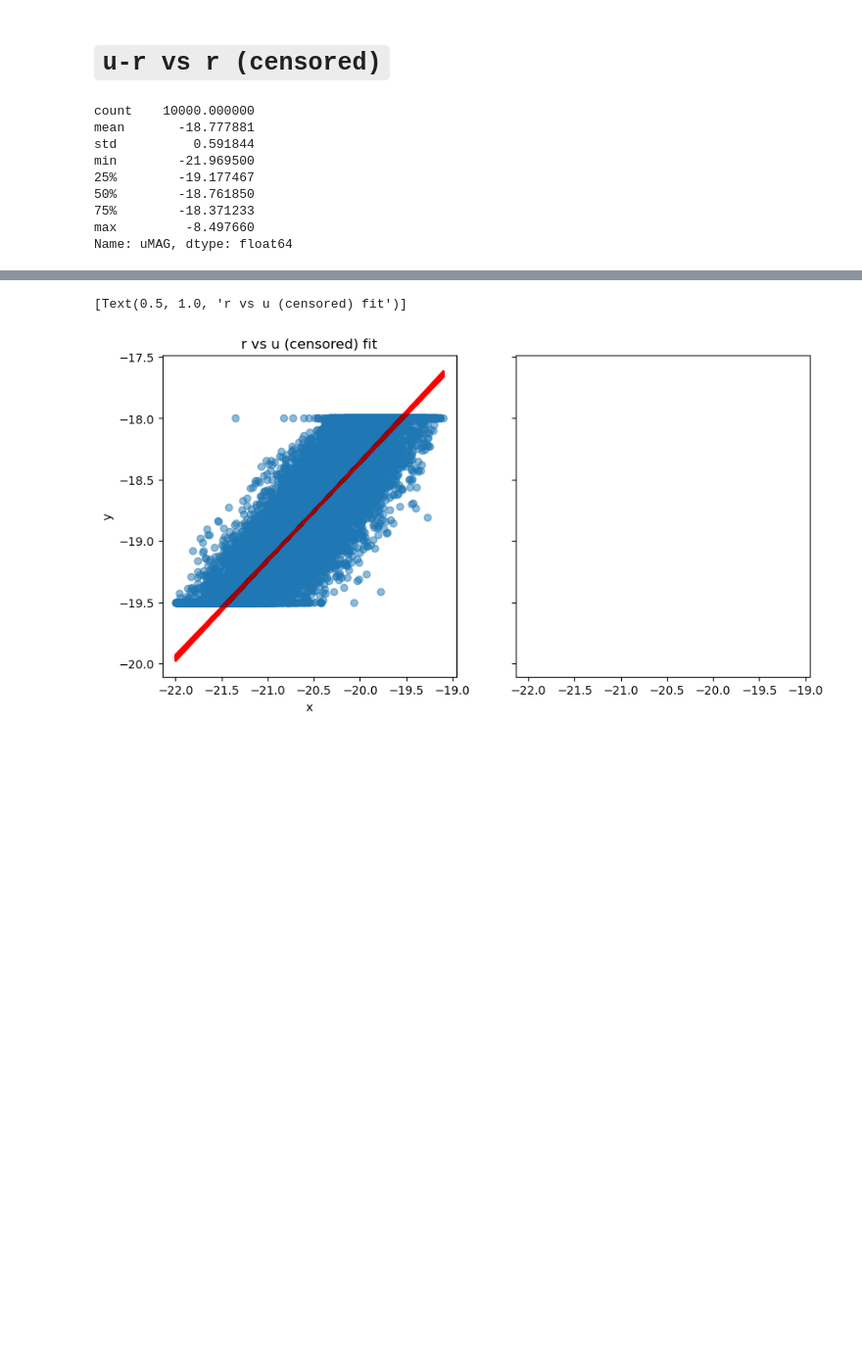
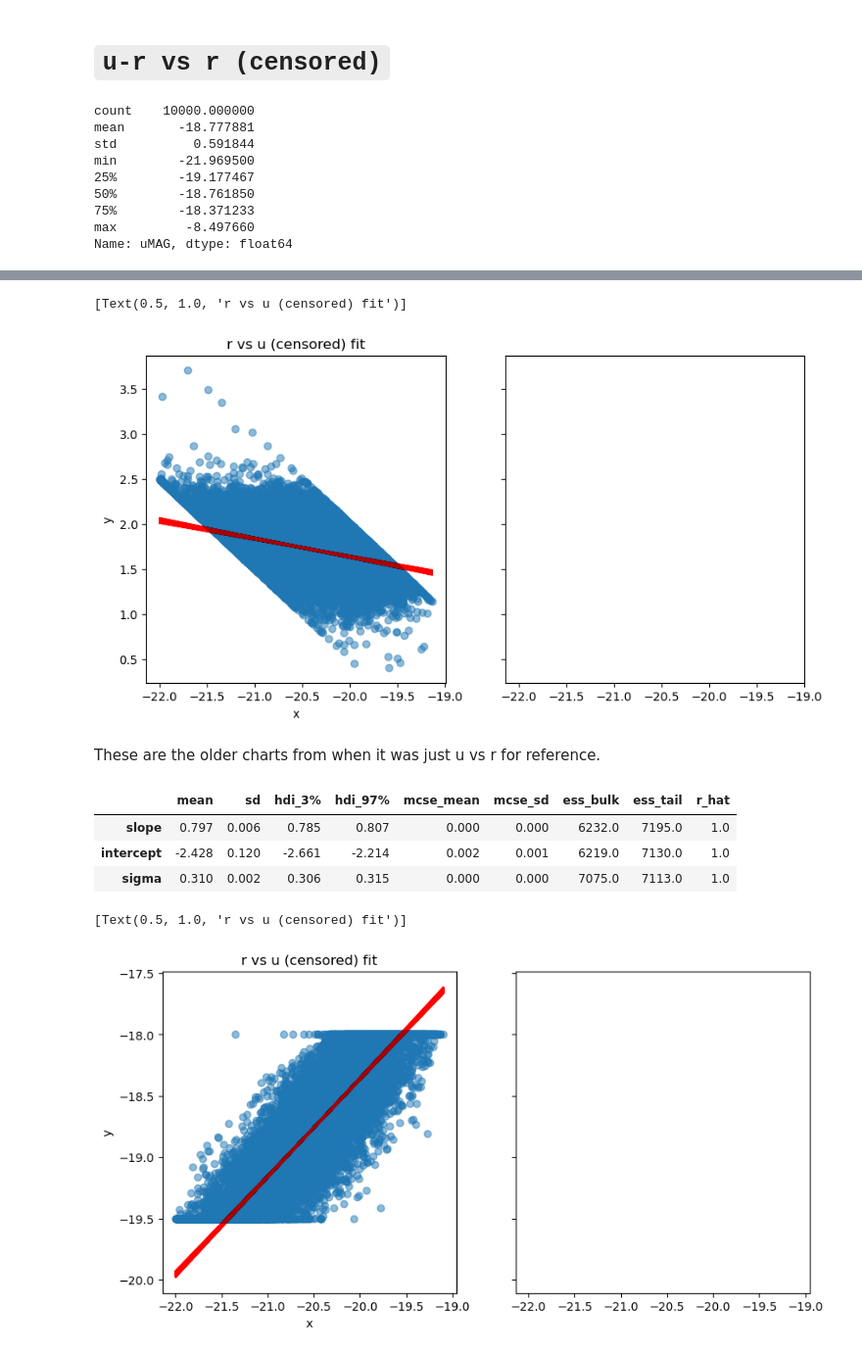
Before and after one commit to erobbtan/AST5731_PROJ3, a Jupyter notebook: PROJ3.ipynb, the cells around one changed output, grey strips where cells are left out. Shown at 98% size. Saved outputs shown, nothing was run; the diff lists cells and outputs as text; code cells hidden in the pictures; blank space fills up the shorter version.

Commit message:
Changed model formulation for censor

```diff
--- a/PROJ3.ipynb
+++ b/PROJ3.ipynb
@@ -219,3 +219,21 @@ summ_censored
+# %%
+fig, ax = plt.subplots(1, 2, figsize=(10, 5), sharex=True, sharey=True)
+ax[0].scatter(df['rMAG'], df['censored_u-r'],alpha=0.5)
+pp_plot(df['rMAG'], df['censored_uMAG'], censored_fit, ax[0],true=True)
+ax[0].set(title="r vs u (censored) fit")
+# %% [output]
+[Text(0.5, 1.0, 'r vs u (censored) fit')]
+[figure, added]
+# %% [markdown]
+These are the older charts from when it was just u vs r for reference.
+# %%
+summ_censored=az.summary(censored_fit)
+summ_censored
+# %% [output]
+|  | mean | sd | hdi_3% | hdi_97% | mcse_mean | mcse_sd | ess_bulk | ess_tail | r_hat |
+| slope | 0.797 | 0.006 | 0.785 | 0.807 | 0.000 | 0.000 | 6232.0 | 7195.0 | 1.0 |
+| intercept | -2.428 | 0.120 | -2.661 | -2.214 | 0.002 | 0.001 | 6219.0 | 7130.0 | 1.0 |
+| sigma | 0.310 | 0.002 | 0.306 | 0.315 | 0.000 | 0.000 | 7075.0 | 7113.0 | 1.0 |
 # %%
 fig, ax = plt.subplots(1, 2, figsize=(10, 5), sharex=True, sharey=True)
 ax[0].scatter(df['rMAG'], df['censored_uMAG'],alpha=0.5)
```
Also changed, not shown: parts of 13 cells of this notebook.
